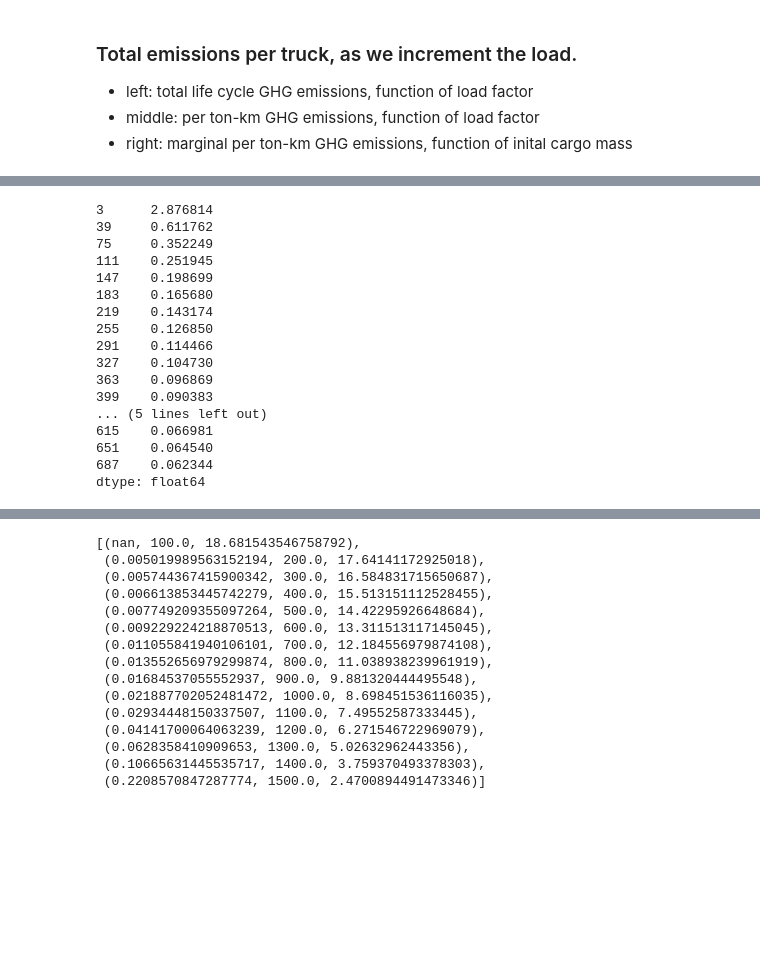
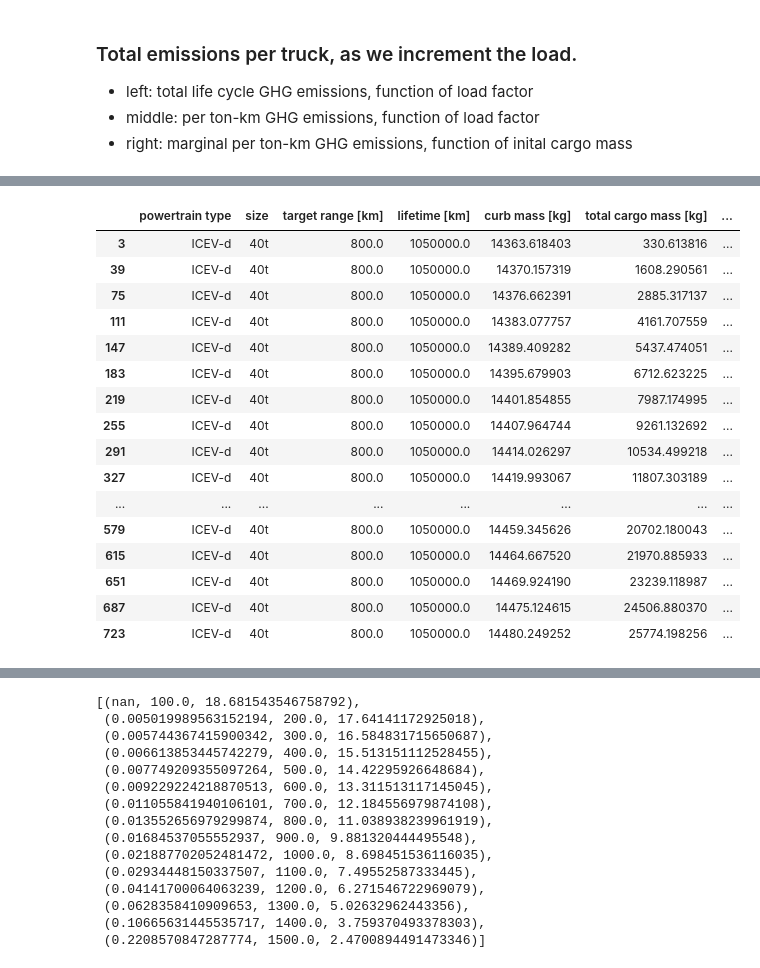
Before and after one commit to massimopizzol/non-linearity-LCA, a Jupyter notebook: truck_analysis/RS_truck_analysis_01.ipynb, the cells around one changed output, grey strips where cells are left out. Saved outputs shown, nothing was run; the diff lists cells and outputs as text; code cells hidden in the pictures; blank space fills up the shorter version.

```diff
--- a/truck_analysis/RS_truck_analysis_01.ipynb
+++ b/truck_analysis/RS_truck_analysis_01.ipynb
@@ -453,23 +460,23 @@ axes[2].grid()
 # %%
-df.loc[(df["powertrain type"]=="ICEV-d")&(df["size"]=="40t"),cols].sum(axis=1)
+df.loc[(df["powertrain type"]=="ICEV-d")&(df["size"]=="40t"),:]
 # %% [output]
-3      2.876814
-39     0.611762
-75     0.352249
-111    0.251945
-147    0.198699
-183    0.165680
-219    0.143174
-255    0.126850
-291    0.114466
-327    0.104730
-363    0.096869
-399    0.090383
-... (5 lines left out)
-615    0.066981
-651    0.064540
-687    0.062344
-dtype: float64
+|  | powertrain type | size | target range [km] | lifetime [km] | curb mass [kg] | total cargo mass [kg] | ... |
+| 3 | ICEV-d | 40t | 800.0 | 1050000.0 | 14363.618403 | 330.613816 | ... |
+| 39 | ICEV-d | 40t | 800.0 | 1050000.0 | 14370.157319 | 1608.290561 | ... |
+| 75 | ICEV-d | 40t | 800.0 | 1050000.0 | 14376.662391 | 2885.317137 | ... |
+| 111 | ICEV-d | 40t | 800.0 | 1050000.0 | 14383.077757 | 4161.707559 | ... |
+| 147 | ICEV-d | 40t | 800.0 | 1050000.0 | 14389.409282 | 5437.474051 | ... |
+| 183 | ICEV-d | 40t | 800.0 | 1050000.0 | 14395.679903 | 6712.623225 | ... |
+| 219 | ICEV-d | 40t | 800.0 | 1050000.0 | 14401.854855 | 7987.174995 | ... |
+| 255 | ICEV-d | 40t | 800.0 | 1050000.0 | 14407.964744 | 9261.132692 | ... |
+| 291 | ICEV-d | 40t | 800.0 | 1050000.0 | 14414.026297 | 10534.499218 | ... |
+| 327 | ICEV-d | 40t | 800.0 | 1050000.0 | 14419.993067 | 11807.303189 | ... |
+| ... | ... | ... | ... | ... | ... | ... | ... |
+| 579 | ICEV-d | 40t | 800.0 | 1050000.0 | 14459.345626 | 20702.180043 | ... |
+| 615 | ICEV-d | 40t | 800.0 | 1050000.0 | 14464.667520 | 21970.885933 | ... |
+| 651 | ICEV-d | 40t | 800.0 | 1050000.0 | 14469.924190 | 23239.118987 | ... |
+| 687 | ICEV-d | 40t | 800.0 | 1050000.0 | 14475.124615 | 24506.880370 | ... |
+| 723 | ICEV-d | 40t | 800.0 | 1050000.0 | 14480.249252 | 25774.198256 | ... |
 # %%
 tip = ct.TruckInputParameters()
 tip.static()
```
Also changed, not shown: parts of 14 cells of this notebook, 2 other files.
